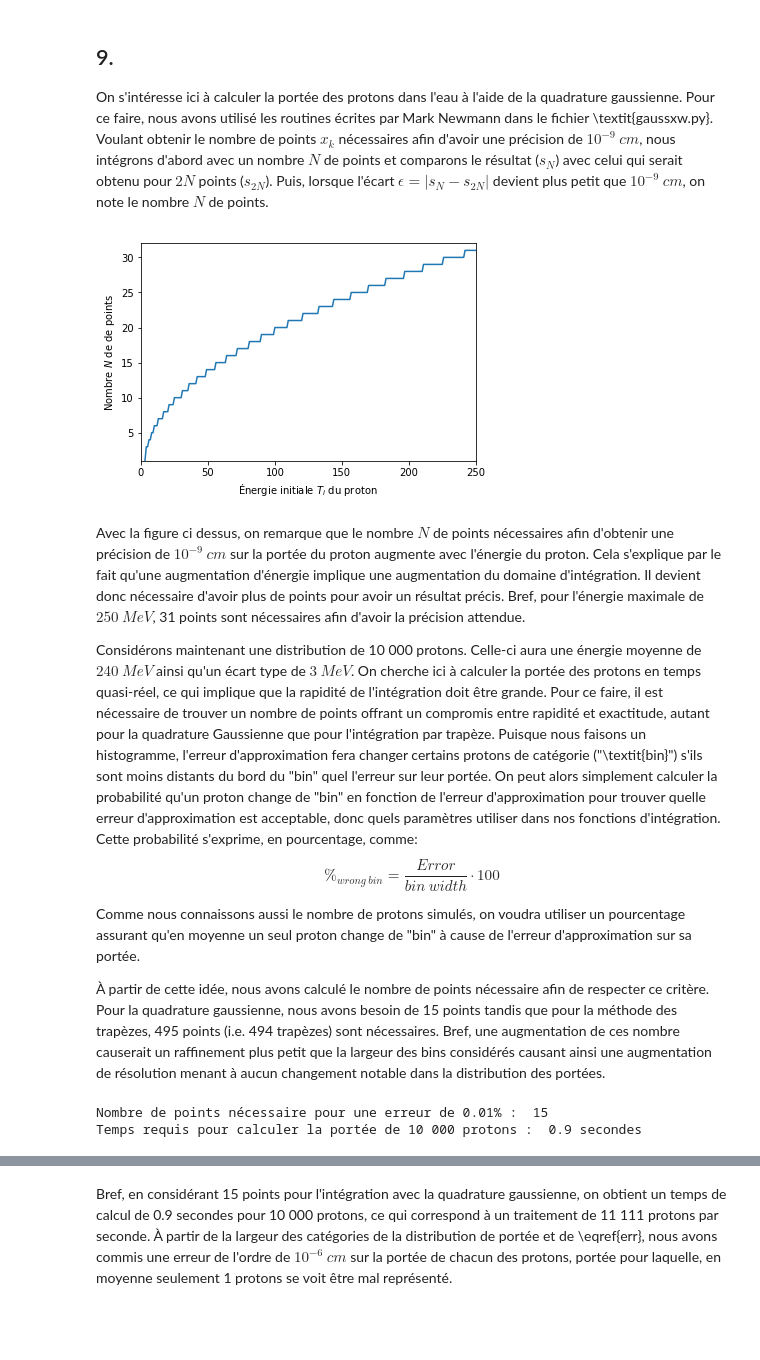
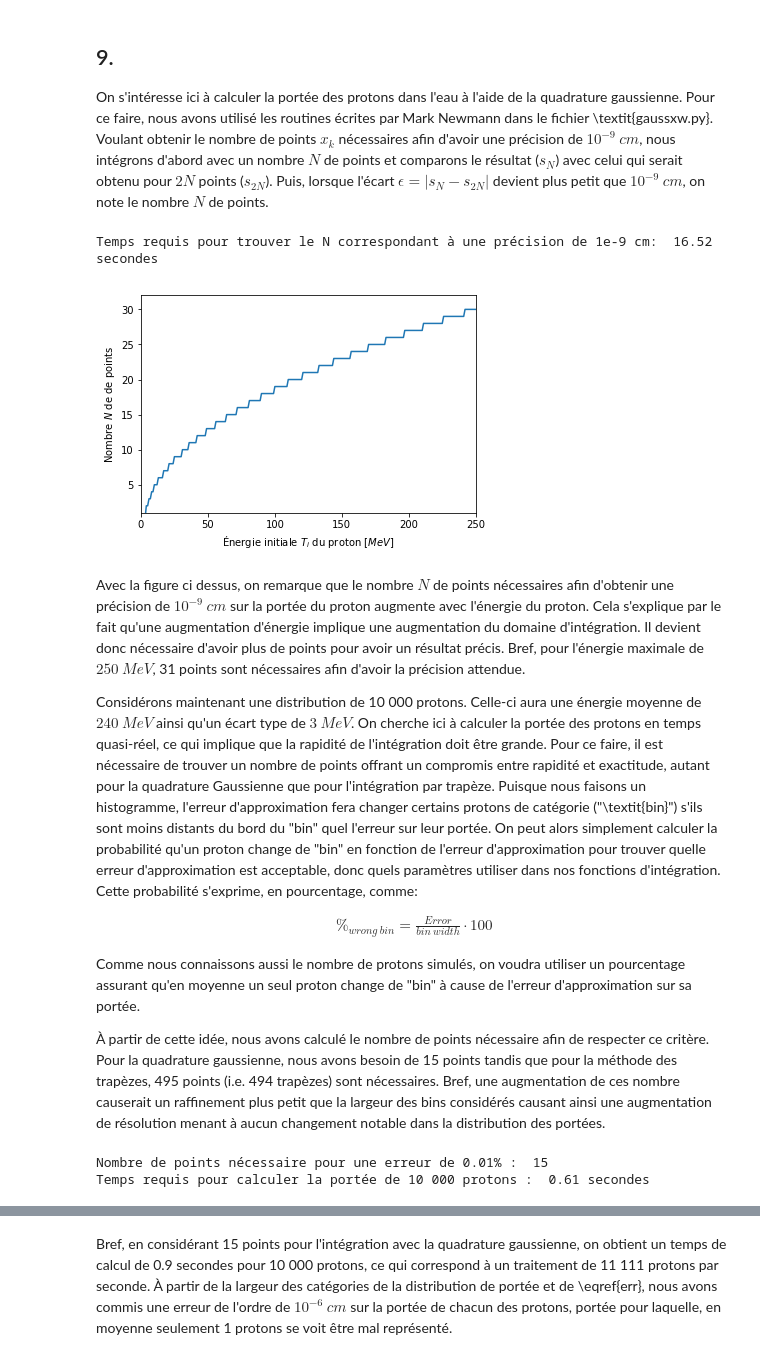
Before and after one commit to eliedl/Physique_numerique, a Jupyter notebook: TP1/TP1_Elie.ipynb, the cells around one changed output, grey strips where cells are left out. Cells and saved outputs as stored; diff of their text form; code cells hidden in the pictures; blank space fills up the shorter version.

```diff
--- a/TP1/TP1_Elie.ipynb
+++ b/TP1/TP1_Elie.ipynb
@@ -308,21 +312,30 @@ def get_n(N, a, b):
     return n
 
 b = np.arange(3, 251, 1)
+start_err = timer()
 n = get_n(0, 3, b)
+end_err = timer()
+err_time = np.round(end_err - start_err, 2)
+print(r"Temps requis pour trouver le N correspondant à une précision de 1e-9 cm: ", err_time, "secondes")
+# %% [output]
+Temps requis pour trouver le N correspondant à une précision de 1e-9 cm:  16.52 secondes
 # %%
 plt.plot(b,n)
-plt.xlabel('Énergie initiale $T_i$ du proton')
+plt.xlabel('Énergie initiale $T_i$ du proton $[MeV]$')
 plt.ylabel('Nombre $N$ de de points')
 plt.xlim([0,250])
 plt.ylim([1,32])
 plt.show()
 # %% [output]
-[figure, old version]
+[figure, new version]
 # %% [markdown]
 Avec la figure ci dessus, on remarque que le nombre $N$ de points nécessaires afin d'obtenir une précision de $10^{-9}\ cm$ sur la portée du proton augmente avec l'énergie du proton. Cela s'explique par le fait qu'une augmentation d'énergie implique une augmentation du domaine d'intégration. Il devient donc nécessaire d'avoir plus de points pour avoir un résultat précis. Bref, pour l'énergie maximale de $250\ MeV$, 31 points sont nécessaires afin d'avoir la précision attendue.
 
 Considérons maintenant une distribution de 10 000 protons. Celle-ci aura une énergie moyenne de $240\ MeV$ ainsi qu'un écart type de $3\ MeV$. On cherche ici à calculer la portée des protons en temps quasi-réel, ce qui implique que la rapidité de l'intégration doit être grande. Pour ce faire, il est nécessaire de trouver un nombre de points offrant un compromis entre rapidité et exactitude, autant pour la quadrature Gaussienne que pour l'intégration par trapèze. Puisque nous faisons un histogramme, l'erreur d'approximation fera changer certains protons de catégorie ("\textit{bin}") s'ils sont moins distants du bord du "bin" quel l'erreur sur leur portée. On peut alors simplement calculer la probabilité qu'un proton change de "bin" en fonction de l'erreur d'approximation pour trouver quelle erreur d'approximation est acceptable, donc quels paramètres utiliser dans nos fonctions d'intégration. Cette probabilité s'exprime, en pourcentage, comme:
-    $$ \%_{wrong\ bin} = \frac{Error}{bin\ width}\cdot 100  \label{err}$$
+
+\begin{align}
+\%_{wrong\ bin} = \frac{Error}{bin\ width}\cdot 100  \label{err}
+\end{align}
 
 Comme nous connaissons aussi le nombre de protons simulés, on voudra utiliser un pourcentage assurant qu'en moyenne un seul proton change de "bin" à cause de l'erreur d'approximation sur sa portée.
 
@@ -366,12 +379,12 @@ number, error = calculate_points_number(gauss_quad, 'gauss', 0.06, 1e-4, 220)
 print('Nombre de points nécessaire pour une erreur de 0.01% : ', number)
 
 start = timer()
-portee = gauss_quad(15, energie)
+portee_quad = gauss_quad(15, energie)
 end = timer()
 
-time = np.round(end-start, 2)
+time_quad = np.round(end-start, 2)
 
-print("Temps requis pour calculer la portée de 10 000 protons : ", time, "secondes")
+print("Temps requis pour calculer la portée de 10 000 protons : ", time_quad, "secondes")
 # %% [output]
 Nombre de points nécessaire pour une erreur de 0.01% :  15
-Temps requis pour calculer la portée de 10 000 protons :  0.9 secondes
+Temps requis pour calculer la portée de 10 000 protons :  0.61 secondes
```
Also changed, not shown: parts of 12 cells of this notebook, 1 other file.
